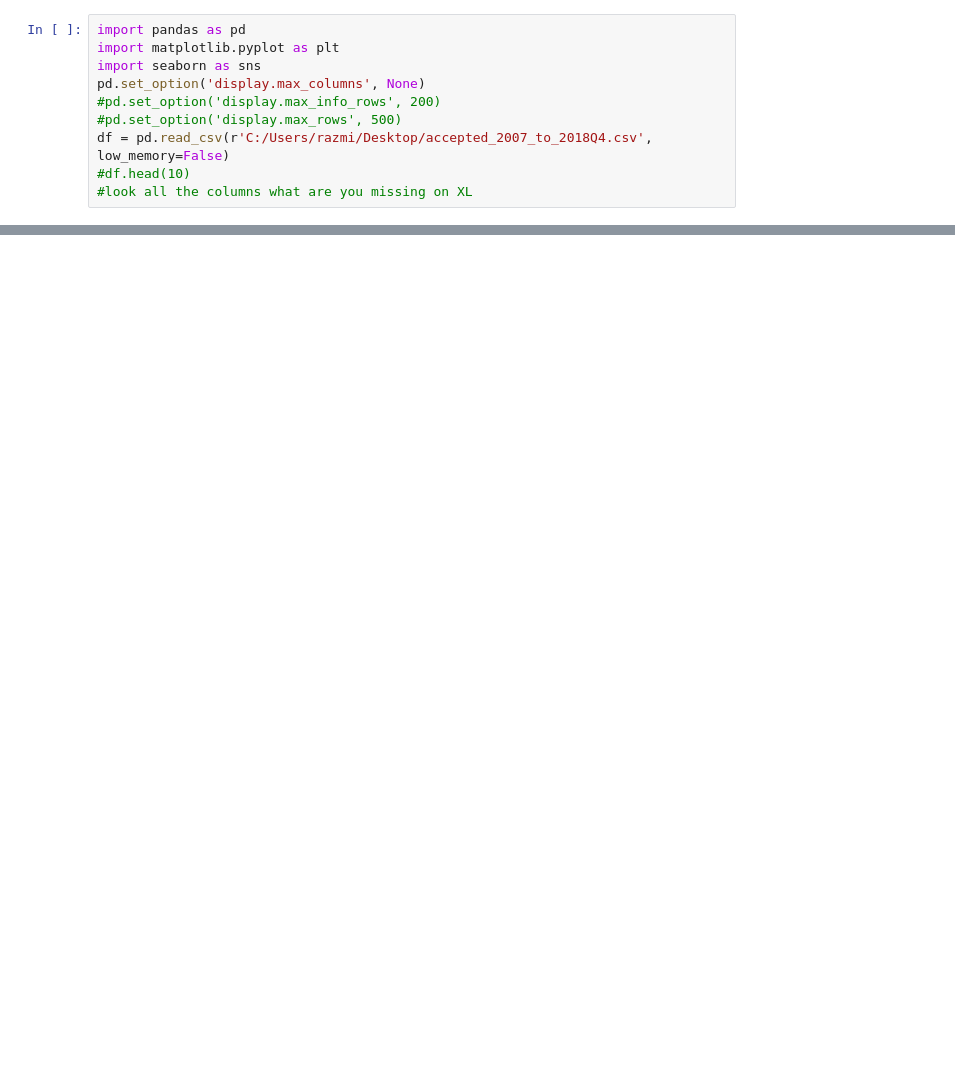
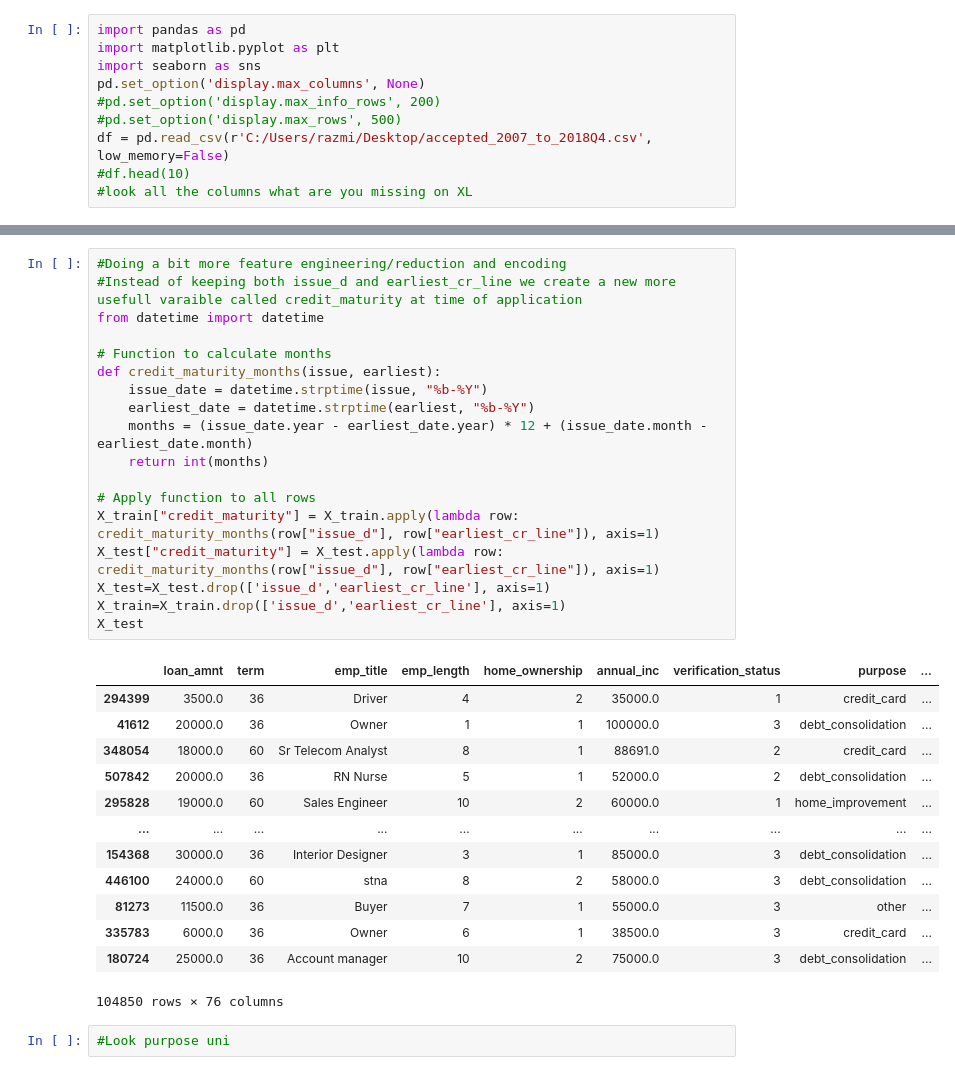
Before and after one commit to KonstantinosPapaandrea/EPL448TeamProject, a Jupyter notebook: CreaditScoreML.ipynb, the cells around one changed output, grey strips where cells are left out. Drawn from its saved outputs; the diff is of its cells as text; blank space fills up the shorter version.

```diff
--- a/CreaditScoreML.ipynb
+++ b/CreaditScoreML.ipynb
@@ -189,0 +292,34 @@ Name: count, dtype: int64
+# %%
+#Doing a bit more feature engineering/reduction and encoding
+#Instead of keeping both issue_d and earliest_cr_line we create a new more usefull varaible called credit_maturity at time of application
+from datetime import datetime
+
+# Function to calculate months
+def credit_maturity_months(issue, earliest):
+    issue_date = datetime.strptime(issue, "%b-%Y")
+    earliest_date = datetime.strptime(earliest, "%b-%Y")
+    months = (issue_date.year - earliest_date.year) * 12 + (issue_date.month - earliest_date.month)
+    return int(months)
+
+# Apply function to all rows
+X_train["credit_maturity"] = X_train.apply(lambda row: credit_maturity_months(row["issue_d"], row["earliest_cr_line"]), axis=1)
+X_test["credit_maturity"] = X_test.apply(lambda row: credit_maturity_months(row["issue_d"], row["earliest_cr_line"]), axis=1)
+X_test=X_test.drop(['issue_d','earliest_cr_line'], axis=1)
+X_train=X_train.drop(['issue_d','earliest_cr_line'], axis=1)
+X_test
+# %% [output]
+|  | loan_amnt | term | emp_title | emp_length | home_ownership | annual_inc | verification_status | purpose | ... |
+| 294399 | 3500.0 | 36 | Driver | 4 | 2 | 35000.0 | 1 | credit_card | ... |
+| 41612 | 20000.0 | 36 | Owner | 1 | 1 | 100000.0 | 3 | debt_consolidation | ... |
+| 348054 | 18000.0 | 60 | Sr Telecom Analyst | 8 | 1 | 88691.0 | 2 | credit_card | ... |
+| 507842 | 20000.0 | 36 | RN Nurse | 5 | 1 | 52000.0 | 2 | debt_consolidation | ... |
+| 295828 | 19000.0 | 60 | Sales Engineer | 10 | 2 | 60000.0 | 1 | home_improvement | ... |
+| ... | ... | ... | ... | ... | ... | ... | ... | ... | ... |
+| 154368 | 30000.0 | 36 | Interior Designer | 3 | 1 | 85000.0 | 3 | debt_consolidation | ... |
+| 446100 | 24000.0 | 60 | stna | 8 | 2 | 58000.0 | 3 | debt_consolidation | ... |
+| 81273 | 11500.0 | 36 | Buyer | 7 | 1 | 55000.0 | 3 | other | ... |
+| 335783 | 6000.0 | 36 | Owner | 6 | 1 | 38500.0 | 3 | credit_card | ... |
+| 180724 | 25000.0 | 36 | Account manager | 10 | 2 | 75000.0 | 3 | debt_consolidation | ... |
+104850 rows × 76 columns
+# %%
+#Look purpose uni
```
Also changed, not shown: parts of 17 cells of this notebook.
